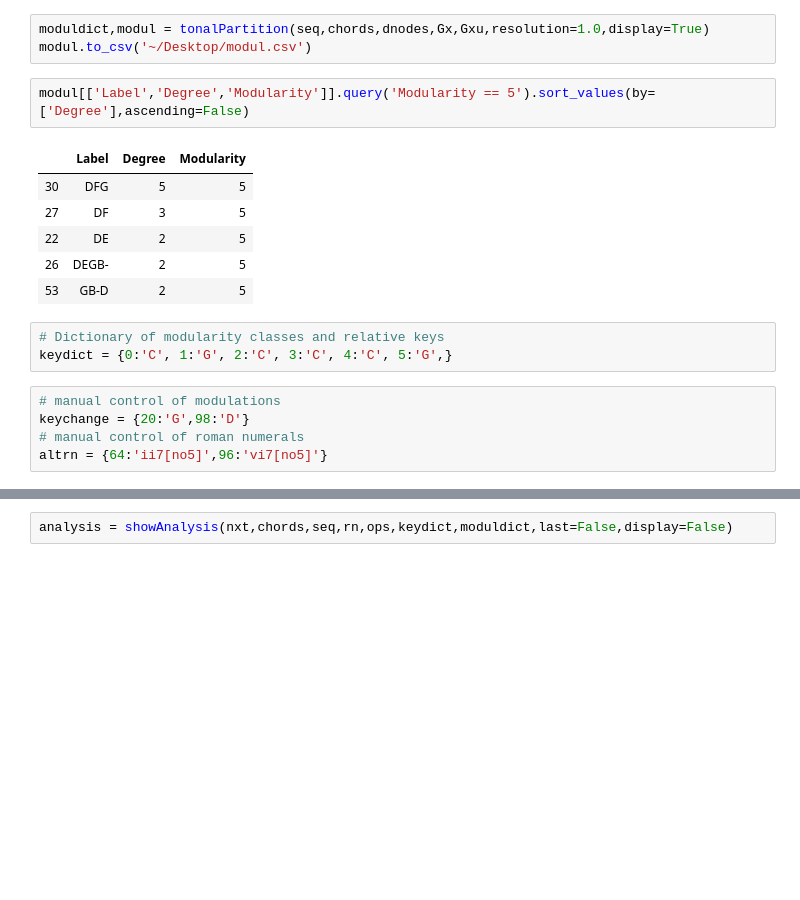
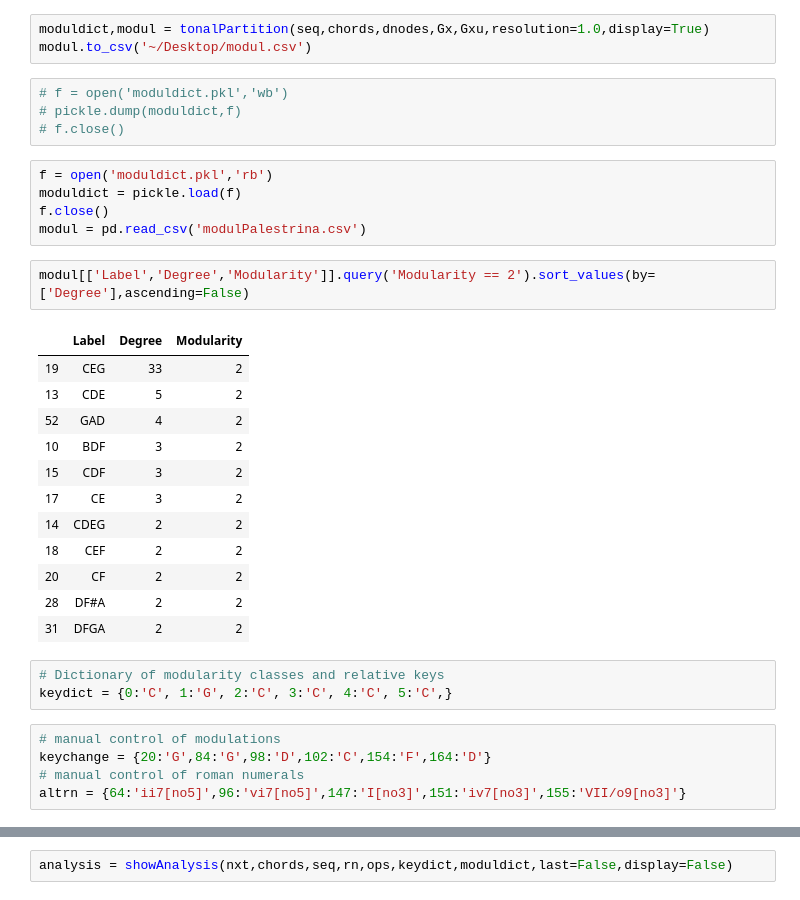
Before and after one commit to marcobn/musicntwrk, a Jupyter notebook: TONALHARMONY/harmonyWorkbooks/NotebookPalestrina.ipynb, the cells around one changed output, grey strips where cells are left out. Saved outputs shown, nothing was run; the diff lists cells and outputs as text; blank space fills up the shorter version.

```diff
--- a/TONALHARMONY/harmonyWorkbooks/NotebookPalestrina.ipynb
+++ b/TONALHARMONY/harmonyWorkbooks/NotebookPalestrina.ipynb
@@ -36,21 +37,36 @@ average degree =  2.642857142857143  modularity =  0.36010874938210574
 # %%
 moduldict,modul = tonalPartition(seq,chords,dnodes,Gx,Gxu,resolution=1.0,display=True)
 modul.to_csv('~/Desktop/modul.csv')
+# %%
+# f = open('moduldict.pkl','wb')
+# pickle.dump(moduldict,f)
+# f.close()
+# %%
+f = open('moduldict.pkl','rb')
+moduldict = pickle.load(f)
+f.close()
+modul = pd.read_csv('modulPalestrina.csv')
 # %%
-modul[['Label','Degree','Modularity']].query('Modularity == 5').sort_values(by=['Degree'],ascending=False)
+modul[['Label','Degree','Modularity']].query('Modularity == 2').sort_values(by=['Degree'],ascending=False)
 # %% [output]
 |  | Label | Degree | Modularity |
-| 30 | DFG | 5 | 5 |
-| 27 | DF | 3 | 5 |
-| 22 | DE | 2 | 5 |
-| 26 | DEGB- | 2 | 5 |
-| 53 | GB-D | 2 | 5 |
+| 19 | CEG | 33 | 2 |
+| 13 | CDE | 5 | 2 |
+| 52 | GAD | 4 | 2 |
+| 10 | BDF | 3 | 2 |
+| 15 | CDF | 3 | 2 |
+| 17 | CE | 3 | 2 |
+| 14 | CDEG | 2 | 2 |
+| 18 | CEF | 2 | 2 |
+| 20 | CF | 2 | 2 |
+| 28 | DF#A | 2 | 2 |
+| 31 | DFGA | 2 | 2 |
 # %%
 # Dictionary of modularity classes and relative keys
-keydict = {0:'C', 1:'G', 2:'C', 3:'C', 4:'C', 5:'G',}
+keydict = {0:'C', 1:'G', 2:'C', 3:'C', 4:'C', 5:'C',}
 # %%
 # manual control of modulations
-keychange = {20:'G',98:'D'}
+keychange = {20:'G',84:'G',98:'D',102:'C',154:'F',164:'D'}
 # manual control of roman numerals
-altrn = {64:'ii7[no5]',96:'vi7[no5]'}
+altrn = {64:'ii7[no5]',96:'vi7[no5]',147:'I[no3]',151:'iv7[no3]',155:'VII/o9[no3]'}
 # %%
```
Also changed, not shown: parts of 7 cells of this notebook, 5 other files.
